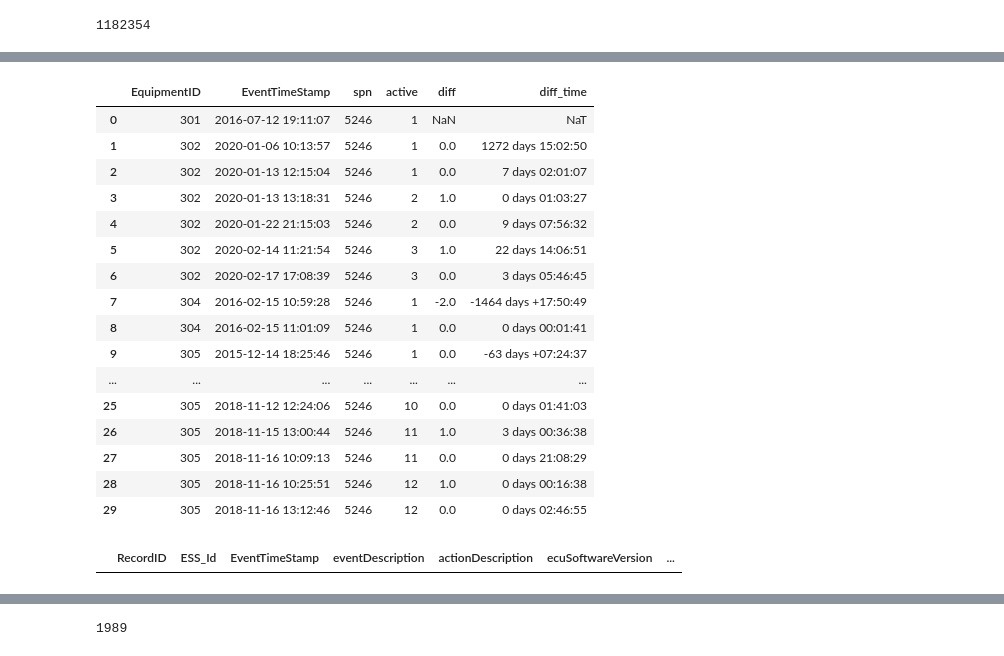
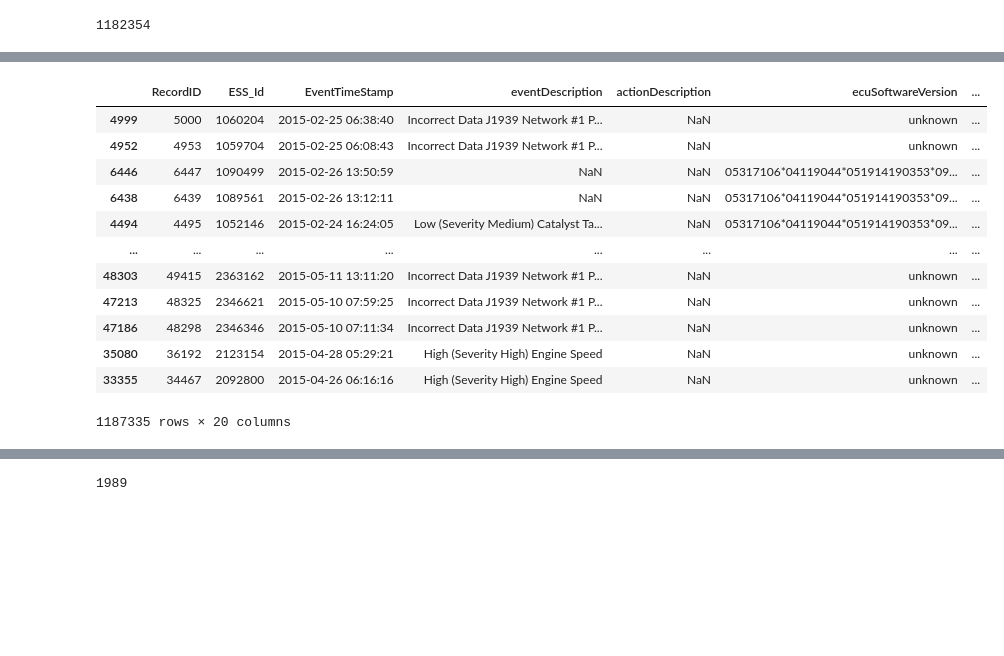
Before and after one commit to nss-data-science-cohort-5/big_g_express-eye_of_the_tiger, a Jupyter notebook: notebooks/Cleaning.ipynb, the cells around one changed output, grey strips where cells are left out. Drawn from its saved outputs; the diff is of its cells as text; code cells hidden in the pictures; blank space fills up the shorter version.

```diff
--- a/notebooks/Cleaning.ipynb
+++ b/notebooks/Cleaning.ipynb
@@ -76,26 +40,18 @@ cumulative_active['diff_time'] = cumulative_active['EventTimeStamp'].diff(period
-# %%
-cumulative_active
-# %% [output]
-|  | EquipmentID | EventTimeStamp | spn | active | diff | diff_time |
-| 0 | 301 | 2016-07-12 19:11:07 | 5246 | 1 | NaN | NaT |
-| 1 | 302 | 2020-01-06 10:13:57 | 5246 | 1 | 0.0 | 1272 days 15:02:50 |
-| 2 | 302 | 2020-01-13 12:15:04 | 5246 | 1 | 0.0 | 7 days 02:01:07 |
-| 3 | 302 | 2020-01-13 13:18:31 | 5246 | 2 | 1.0 | 0 days 01:03:27 |
-| 4 | 302 | 2020-01-22 21:15:03 | 5246 | 2 | 0.0 | 9 days 07:56:32 |
-| 5 | 302 | 2020-02-14 11:21:54 | 5246 | 3 | 1.0 | 22 days 14:06:51 |
-| 6 | 302 | 2020-02-17 17:08:39 | 5246 | 3 | 0.0 | 3 days 05:46:45 |
-| 7 | 304 | 2016-02-15 10:59:28 | 5246 | 1 | -2.0 | -1464 days +17:50:49 |
-| 8 | 304 | 2016-02-15 11:01:09 | 5246 | 1 | 0.0 | 0 days 00:01:41 |
-| 9 | 305 | 2015-12-14 18:25:46 | 5246 | 1 | 0.0 | -63 days +07:24:37 |
-| ... | ... | ... | ... | ... | ... | ... |
-| 25 | 305 | 2018-11-12 12:24:06 | 5246 | 10 | 0.0 | 0 days 01:41:03 |
-| 26 | 305 | 2018-11-15 13:00:44 | 5246 | 11 | 1.0 | 3 days 00:36:38 |
-| 27 | 305 | 2018-11-16 10:09:13 | 5246 | 11 | 0.0 | 0 days 21:08:29 |
-| 28 | 305 | 2018-11-16 10:25:51 | 5246 | 12 | 1.0 | 0 days 00:16:38 |
-| 29 | 305 | 2018-11-16 13:12:46 | 5246 | 12 | 0.0 | 0 days 02:46:55 |
-# %%
-faults_df[(faults_df['EquipmentID'] == 302) & (faults_df['spn'] == 5246) & (faults_df['fmi'] == 31)]
-# %% [output]
-|  | RecordID | ESS_Id | EventTimeStamp | eventDescription | actionDescription | ecuSoftwareVersion | ... |
+# %%
+faults_df.sort_values(['EquipmentID', 'EventTimeStamp'], ascending=False)
+# %% [output]
+|  | RecordID | ESS_Id | EventTimeStamp | eventDescription | actionDescription | ecuSoftwareVersion | ... |
+| 4999 | 5000 | 1060204 | 2015-02-25 06:38:40 | Incorrect Data J1939 Network #1 P... | NaN | unknown | ... |
+| 4952 | 4953 | 1059704 | 2015-02-25 06:08:43 | Incorrect Data J1939 Network #1 P... | NaN | unknown | ... |
+| 6446 | 6447 | 1090499 | 2015-02-26 13:50:59 | NaN | NaN | 05317106*04119044*051914190353*09... | ... |
+| 6438 | 6439 | 1089561 | 2015-02-26 13:12:11 | NaN | NaN | 05317106*04119044*051914190353*09... | ... |
+| 4494 | 4495 | 1052146 | 2015-02-24 16:24:05 | Low (Severity Medium) Catalyst Ta... | NaN | 05317106*04119044*051914190353*09... | ... |
+| ... | ... | ... | ... | ... | ... | ... | ... |
+| 48303 | 49415 | 2363162 | 2015-05-11 13:11:20 | Incorrect Data J1939 Network #1 P... | NaN | unknown | ... |
+| 47213 | 48325 | 2346621 | 2015-05-10 07:59:25 | Incorrect Data J1939 Network #1 P... | NaN | unknown | ... |
+| 47186 | 48298 | 2346346 | 2015-05-10 07:11:34 | Incorrect Data J1939 Network #1 P... | NaN | unknown | ... |
+| 35080 | 36192 | 2123154 | 2015-04-28 05:29:21 | High (Severity High) Engine Speed | NaN | unknown | ... |
+| 33355 | 34467 | 2092800 | 2015-04-26 06:16:16 | High (Severity High) Engine Speed | NaN | unknown | ... |
+1187335 rows × 20 columns
 # %%
 onboard = pd.read_csv('../data/VehicleDiagnosticOnboardData.csv')
```
Also changed, not shown: parts of 31 cells of this notebook.
